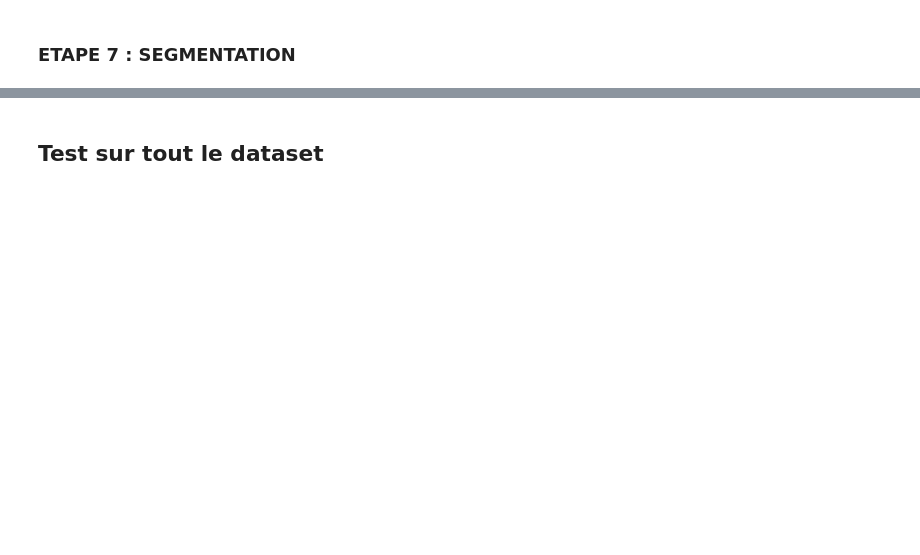
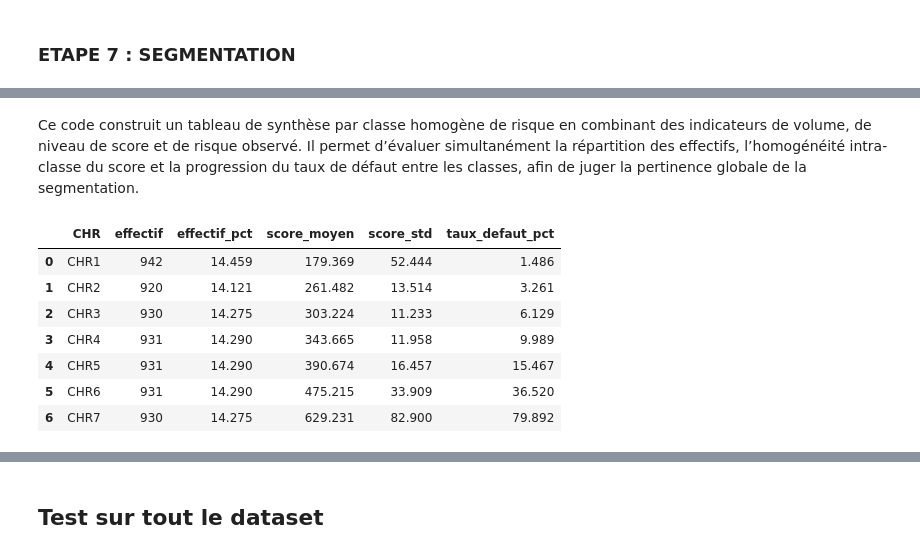
Before and after one commit to jbcheze/Scoring_Project, a Jupyter notebook: notebook/exploration.ipynb, the cells around one changed output, grey strips where cells are left out. Cells and saved outputs as stored; diff of their text form; code cells hidden in the pictures; blank space fills up the shorter version.

Commit message:
Segmentation

```diff
--- a/notebook/exploration.ipynb
+++ b/notebook/exploration.ipynb
@@ -605 +606,3 @@ dff_reg.to_csv("../data/data.csv", sep=",", index=False, encoding="utf-8")
+# %%
+dff_reg = pd.read_csv("../data/data.csv")
 # %%
@@ -1601,0 +1675,43 @@ chr_stats
+# %% [markdown]
+Ce code construit un tableau de synthèse par classe homogène de risque en combinant des indicateurs de volume, de niveau de score et de risque observé. Il permet d’évaluer simultanément la répartition des effectifs, l’homogénéité intra-classe du score et la progression du taux de défaut entre les classes, afin de juger la pertinence globale de la segmentation.
+# %%
+# =============================================
+# Tableau général de synthèse par CHR
+# =============================================
+
+chr_summary = (
+    df_seg
+    .groupby('CHR')
+    .agg(
+        effectif=('loan_status', 'size'),
+        effectif_pct=('loan_status', lambda x: 100 * len(x) / len(df_seg)),
+        score_moyen=('score', 'mean'),
+        score_std=('score', 'std'),
+        taux_defaut=('loan_status', 'mean')
+    )
+    .reset_index()
+)
+
+# Passage en pourcentage
+chr_summary['taux_defaut_pct'] = 100 * chr_summary['taux_defaut']
+
+# Réorganisation des colonnes
+chr_summary = chr_summary[[
+    'CHR',
+    'effectif',
+    'effectif_pct',
+    'score_moyen',
+    'score_std',
+    'taux_defaut_pct'
+]]
+
+chr_summary
+# %% [output]
+|  | CHR | effectif | effectif_pct | score_moyen | score_std | taux_defaut_pct |
+| 0 | CHR1 | 942 | 14.459 | 179.369 | 52.444 | 1.486 |
+| 1 | CHR2 | 920 | 14.121 | 261.482 | 13.514 | 3.261 |
+| 2 | CHR3 | 930 | 14.275 | 303.224 | 11.233 | 6.129 |
+| 3 | CHR4 | 931 | 14.290 | 343.665 | 11.958 | 9.989 |
+| 4 | CHR5 | 931 | 14.290 | 390.674 | 16.457 | 15.467 |
+| 5 | CHR6 | 931 | 14.290 | 475.215 | 33.909 | 36.520 |
+| 6 | CHR7 | 930 | 14.275 | 629.231 | 82.900 | 79.892 |
```
Also changed, not shown: parts of 24 cells of this notebook.
